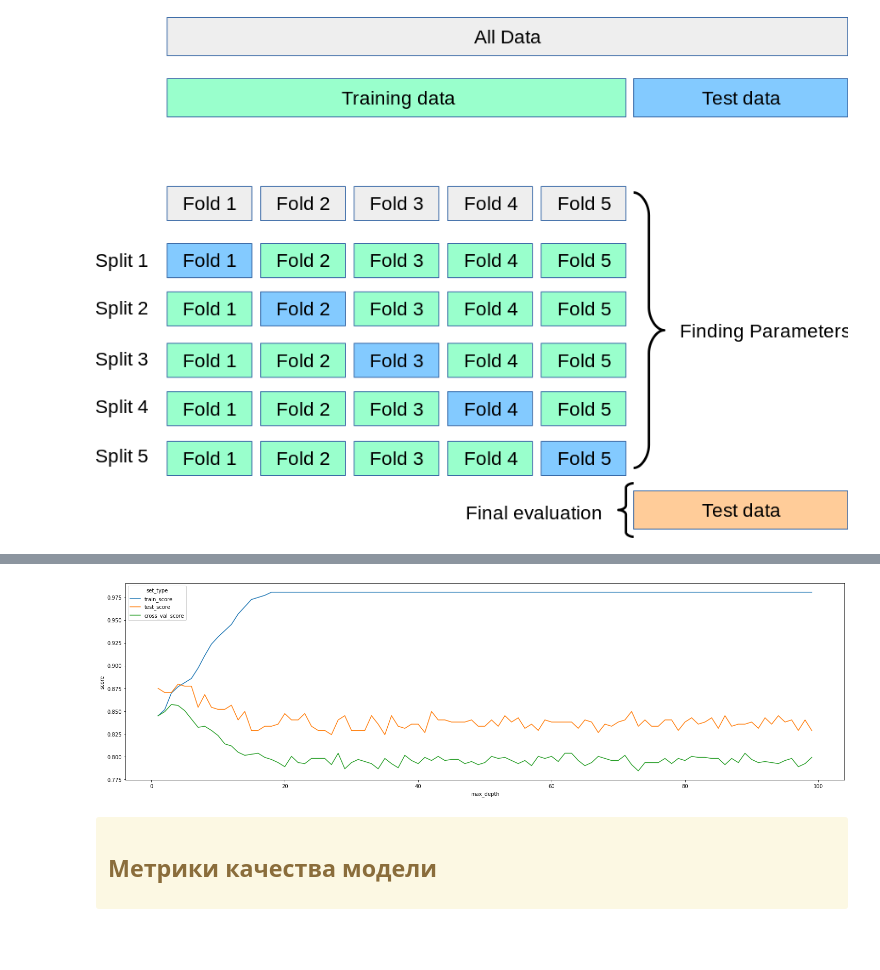
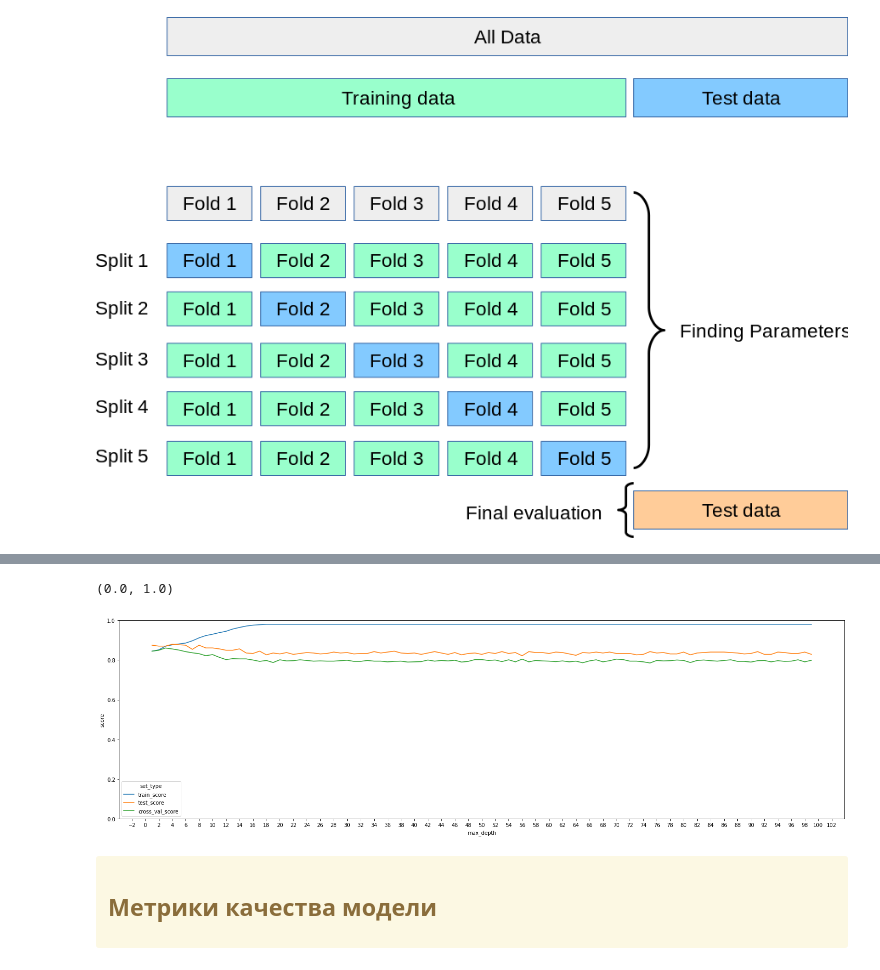
Before and after one commit to iboiarkin96/education_courses, a Jupyter notebook: Основы Статистики [Карпов]/Введение в Data Science и машинное обучение.ipynb, the cells around one changed output, grey strips where cells are left out. Saved outputs shown, nothing was run; the diff lists cells and outputs as text; code cells hidden in the pictures; blank space fills up the shorter version.

```diff
--- a/Основы Статистики [Карпов]/Введение в Data Science и машинное обучение.ipynb
+++ b/Основы Статистики [Карпов]/Введение в Data Science и машинное обучение.ipynb
@@ -630,13 +682,13 @@ train score:
 # %%
 params = {'max_leaf_nodes': list(range(2, 20)),
-          'min_samples_split': [2, 3, 4],
-         'criterion':['entropy', 'gini'],
+        'min_samples_split': [2, 3, 4], #минимальное число образцов в вершине для разделения
+        'criterion':['entropy', 'gini'],
         'max_depth':[4, 6, 7, 9]}
 from sklearn.model_selection import GridSearchCV
 grid_search_cv = GridSearchCV(tree.DecisionTreeClassifier(random_state=42),
                                                       param_grid = params,
                                                       verbose=1,
 #                                                Кол-во фолдов
-                                                      cv=10)
+                                                      cv=5)
 grid_search_cv.fit(xtrain, ytrain)
 # %% [output]
@@ -703,34 +830,36 @@ max_depth_values = range(1, 100)
 
 train_score = []
 test_score = []
 cross_val_score_ = []
 
 for max_depth in max_depth_values:
     clf = tree.DecisionTreeClassifier(criterion='entropy', max_depth=max_depth)
     clf.fit(xtrain, ytrain)
     train_score.append(clf.score(xtrain, ytrain))
     cross_val_score_.append(cross_val_score(clf, xtrain, ytrain , cv = 5).mean())
 
     test_score.append(clf.score(xtest, ytest))
 
 temp_score_data = pd.DataFrame({'max_depth': max_depth_values,
                                 'train_score': train_score,
                                 'test_score': test_score,
                                 'cross_val_score':cross_val_score_})
 
 scores_data_long = pd.melt(temp_score_data,
                            id_vars = ['max_depth'],
                            value_vars = ['train_score','test_score', 'cross_val_score'],
                            var_name = 'set_type',
                            value_name = 'score')
 
 
 f, ax = plt.subplots(1, 1, figsize=(25, 7))
 ax = sns.lineplot(data = scores_data_long, x='max_depth', y='score', hue='set_type')
 num_ticks = 100
 ax.locator_params(axis='x', nbins=num_ticks)
+plt.ylim([0, 1])
 # %% [output]
+(0.0, 1.0)
-[figure, old version]
+[figure, new version]
 # %% [markdown]
 <div class="alert alert-warning">
 <h2> Метрики качества модели </h2>
```
Also changed, not shown: parts of 43 cells of this notebook, 1 other file.
